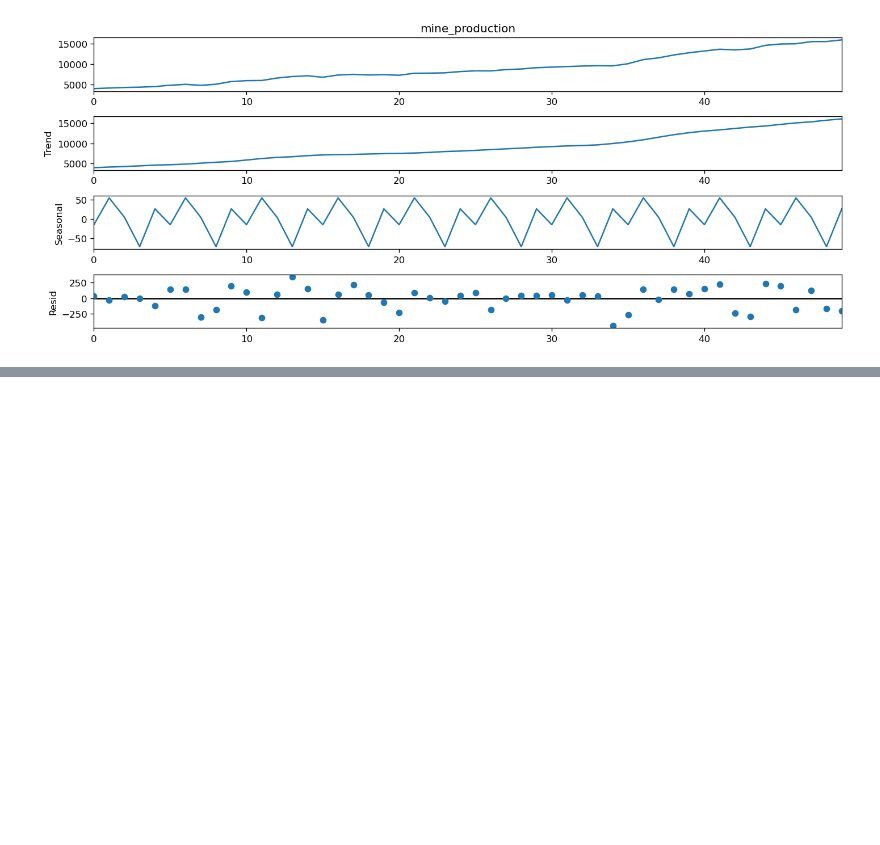
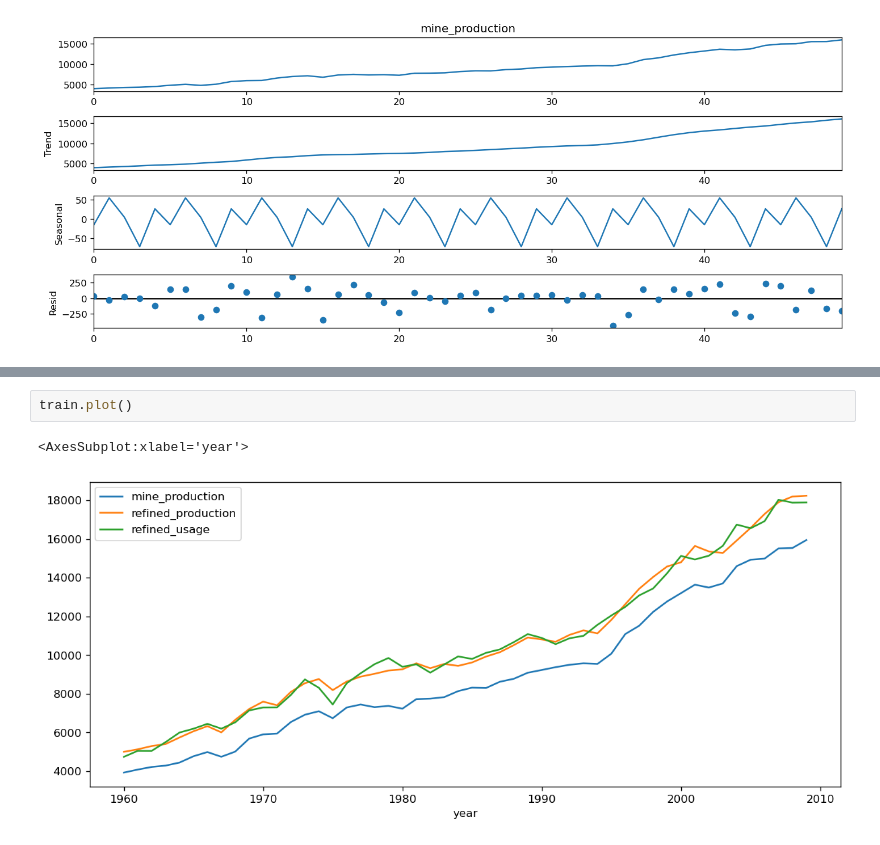
Before and after one commit to Dude-where-s-my-copper/EV_growth, a Jupyter notebook: jeremy_capstone_working_notebook.ipynb, the cells around one changed output, grey strips where cells are left out. Drawn from its saved outputs; the diff is of its cells as text; blank space fills up the shorter version.

```diff
--- a/jeremy_capstone_working_notebook.ipynb
+++ b/jeremy_capstone_working_notebook.ipynb
@@ -648,0 +897,5 @@ result.plot()
+# %%
+train.plot()
+# %% [output]
+<AxesSubplot:xlabel='year'>
+[figure, added]
```
Also changed, not shown: parts of 25 cells of this notebook.
